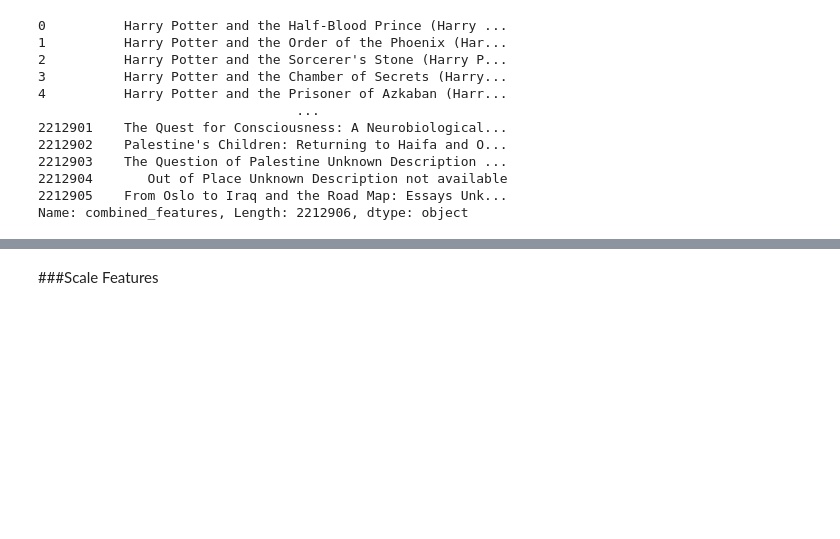
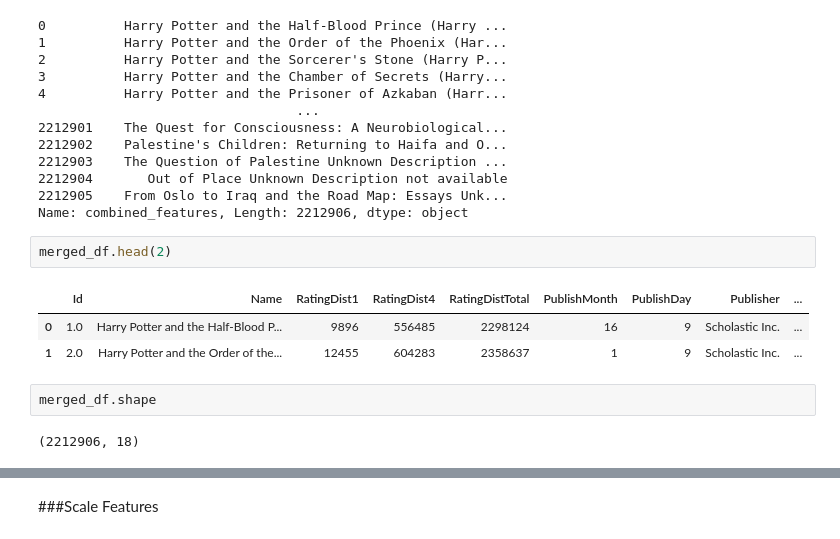
Before and after one commit to raviatkumar/Goodreads-Book-Recommendation-system, a Jupyter notebook: Goodreads_Book.ipynb, the cells around one changed output, grey strips where cells are left out. Drawn from its saved outputs; the diff is of its cells as text; blank space fills up the shorter version.

```diff
--- a/Goodreads_Book.ipynb
+++ b/Goodreads_Book.ipynb
@@ -347,3 +327,13 @@ merged_df['combined_features']
 2212904       Out of Place Unknown Description not available
 2212905    From Oslo to Iraq and the Road Map: Essays Unk...
 Name: combined_features, Length: 2212906, dtype: object
+# %%
+merged_df.head(2)
+# %% [output]
+|  | Id | Name | RatingDist1 | RatingDist4 | RatingDistTotal | PublishMonth | PublishDay | Publisher | ... |
+| 0 | 1.0 | Harry Potter and the Half-Blood P... | 9896 | 556485 | 2298124 | 16 | 9 | Scholastic Inc. | ... |
+| 1 | 2.0 | Harry Potter and the Order of the... | 12455 | 604283 | 2358637 | 1 | 9 | Scholastic Inc. | ... |
+# %%
+merged_df.shape
+# %% [output]
+(2212906, 18)
```
Also changed, not shown: parts of 6 cells of this notebook.
